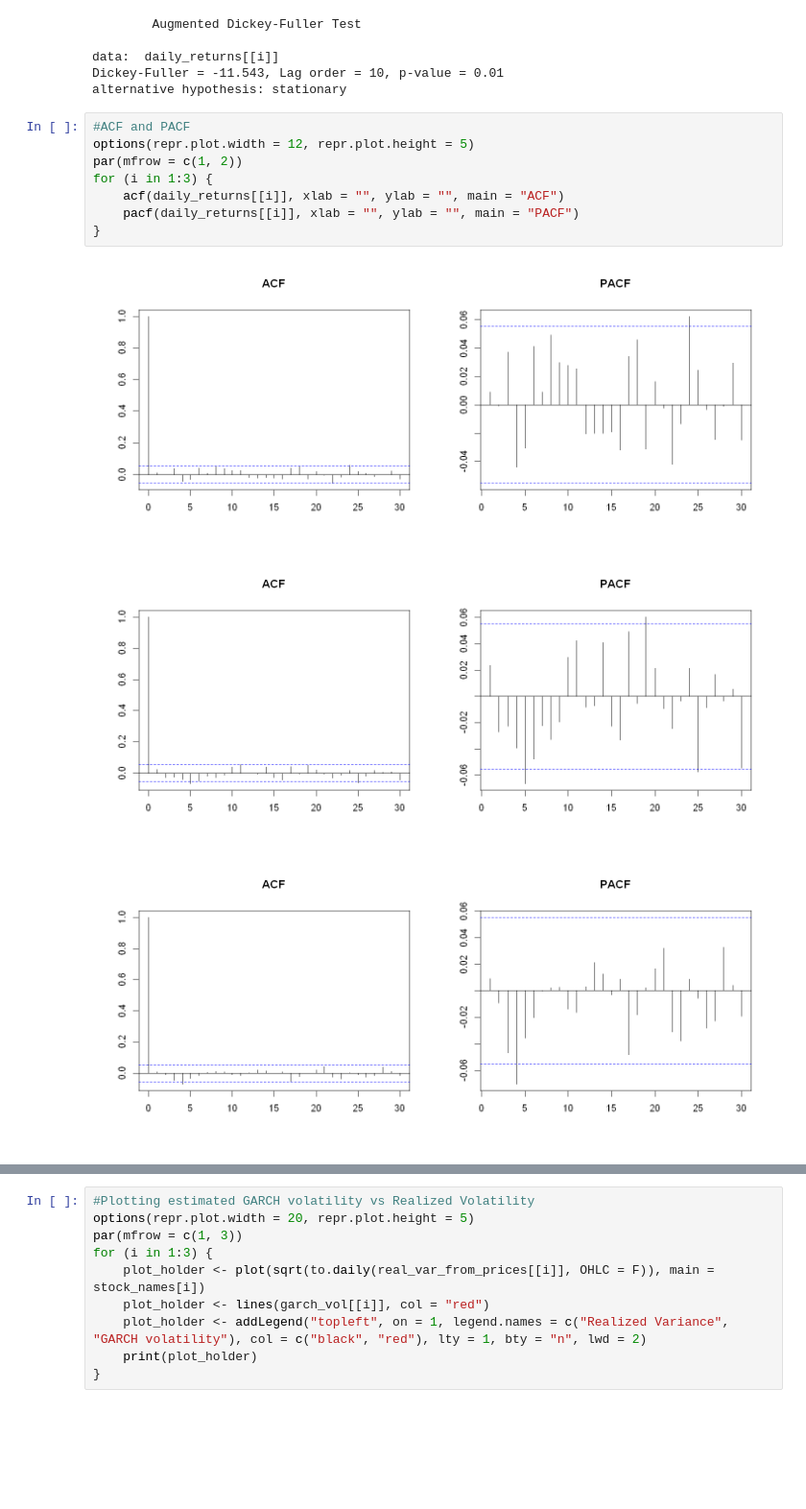
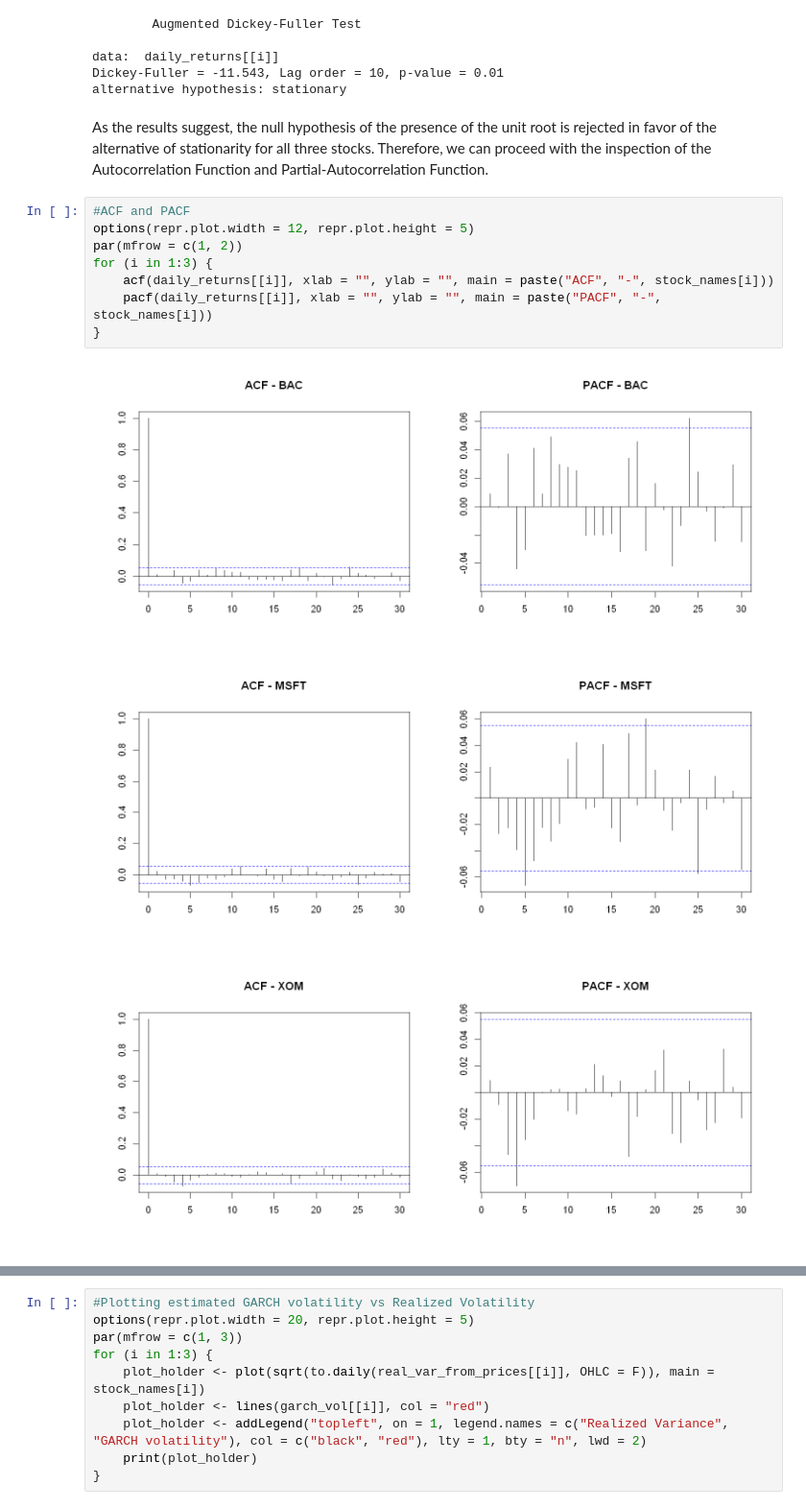
Before and after one commit to JanK0095/Financial-Econometrics-Course-Projects, a Jupyter notebook: HW3/FE1_HW3_Kubal_Mattanelli.ipynb, the cells around one changed output, grey strips where cells are left out. Shown at 96% size. Cells and saved outputs as stored; diff of their text form; blank space fills up the shorter version.

```diff
--- a/HW3/FE1_HW3_Kubal_Mattanelli.ipynb
+++ b/HW3/FE1_HW3_Kubal_Mattanelli.ipynb
@@ -803,15 +756,17 @@ Warning message in adf.test(daily_returns[[i]]):
 data:  daily_returns[[i]]
 Dickey-Fuller = -11.543, Lag order = 10, p-value = 0.01
 alternative hypothesis: stationary
+# %% [markdown]
+As the results suggest, the null hypothesis of the presence of the unit root is rejected in favor of the alternative of stationarity for all three stocks. Therefore, we can proceed with the inspection of the Autocorrelation Function and Partial-Autocorrelation Function.
 # %%
 #ACF and PACF
 options(repr.plot.width = 12, repr.plot.height = 5)
 par(mfrow = c(1, 2))
 for (i in 1:3) {
-    acf(daily_returns[[i]], xlab = "", ylab = "", main = "ACF")
-    pacf(daily_returns[[i]], xlab = "", ylab = "", main = "PACF")
+    acf(daily_returns[[i]], xlab = "", ylab = "", main = paste("ACF", "-", stock_names[i]))
+    pacf(daily_returns[[i]], xlab = "", ylab = "", main = paste("PACF", "-", stock_names[i]))
 }
 # %% [output]
-[figure, old version]
+[figure, new version]
-[figure, old version]
+[figure, new version]
-[figure, old version]
+[figure, new version]
```
Also changed, not shown: parts of 26 cells of this notebook.
